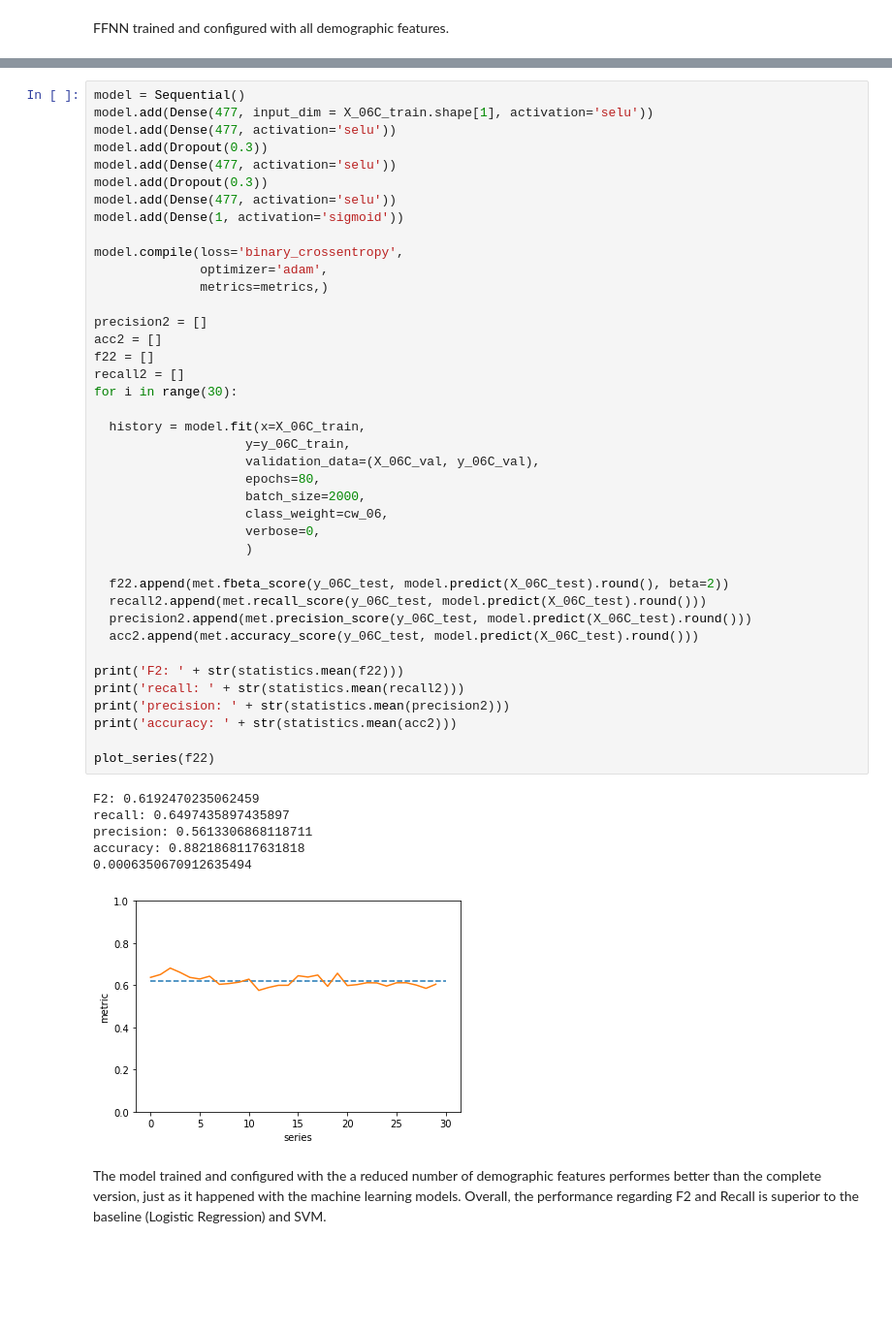
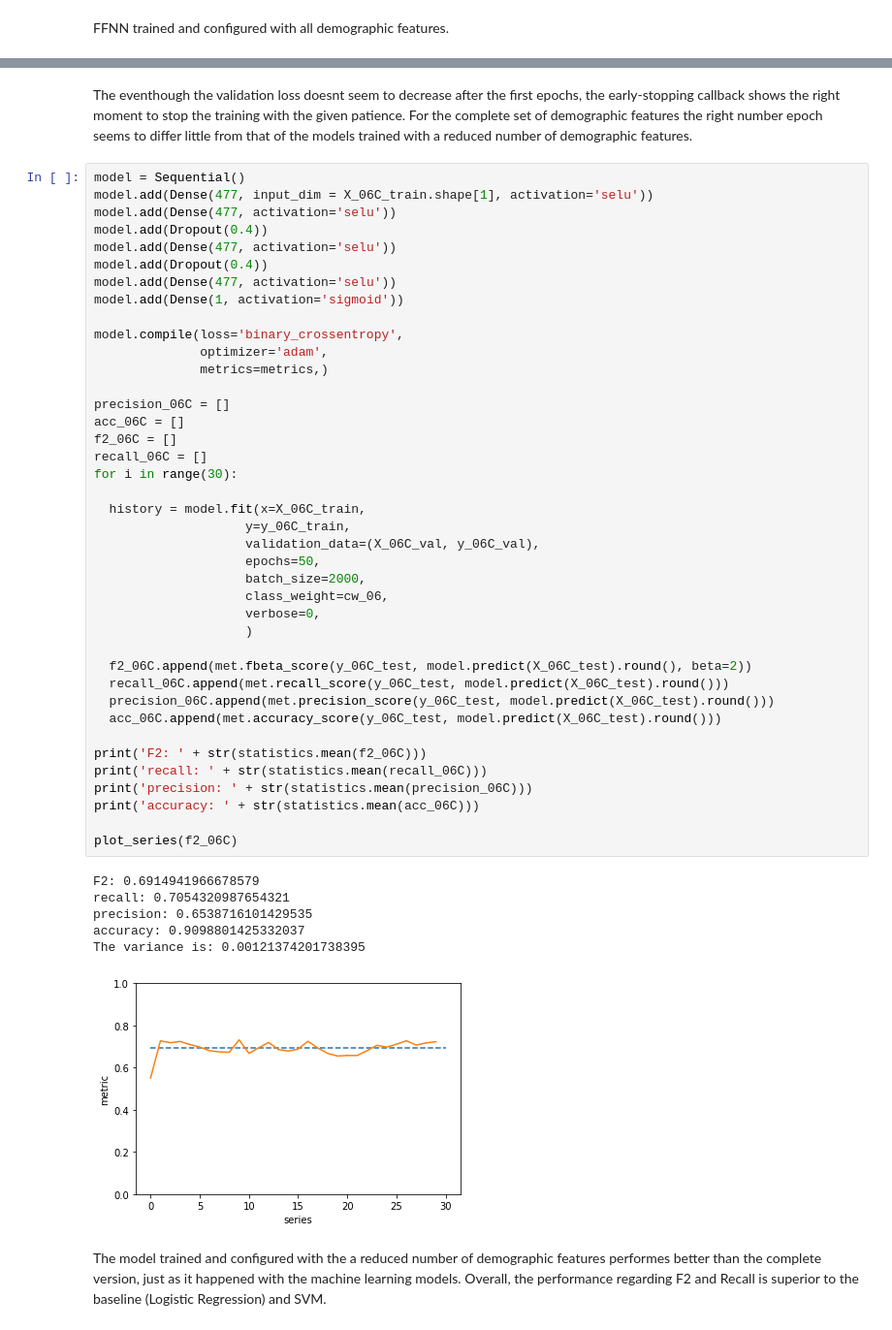
Before and after one commit to mrosasraya/Gentrification, a Jupyter notebook: Deep_Learning_Models.ipynb, the cells around one changed output, grey strips where cells are left out. Shown at 97% size. Cells and saved outputs as stored; diff of their text form; blank space fills up the shorter version.

```diff
--- a/Deep_Learning_Models.ipynb
+++ b/Deep_Learning_Models.ipynb
@@ -287,50 +303,52 @@ Accuracy of NN is
+# %% [markdown]
+The eventhough the validation loss doesnt seem to decrease after the first epochs, the early-stopping callback shows the right moment to stop the training with the given patience. For the complete set of demographic features the right number epoch seems to differ little from  that of the models trained with a reduced number of demographic features.
 # %%
 model = Sequential()
 model.add(Dense(477, input_dim = X_06C_train.shape[1], activation='selu'))
 model.add(Dense(477, activation='selu'))
-model.add(Dropout(0.3))
+model.add(Dropout(0.4))
 model.add(Dense(477, activation='selu'))
-model.add(Dropout(0.3))
+model.add(Dropout(0.4))
 model.add(Dense(477, activation='selu'))
 model.add(Dense(1, activation='sigmoid'))
 
 model.compile(loss='binary_crossentropy',
               optimizer='adam',
               metrics=metrics,)
 
-precision2 = []
-acc2 = []
-f22 = []
-recall2 = []
+precision_06C = []
+acc_06C = []
+f2_06C = []
+recall_06C = []
 for i in range(30):
 
   history = model.fit(x=X_06C_train,
                     y=y_06C_train,
                     validation_data=(X_06C_val, y_06C_val),
-                    epochs=80,
+                    epochs=50,
                     batch_size=2000,
                     class_weight=cw_06,
                     verbose=0,
                     )
 
-  f22.append(met.fbeta_score(y_06C_test, model.predict(X_06C_test).round(), beta=2))
-  recall2.append(met.recall_score(y_06C_test, model.predict(X_06C_test).round()))
-  precision2.append(met.precision_score(y_06C_test, model.predict(X_06C_test).round()))
-  acc2.append(met.accuracy_score(y_06C_test, model.predict(X_06C_test).round()))
+  f2_06C.append(met.fbeta_score(y_06C_test, model.predict(X_06C_test).round(), beta=2))
+  recall_06C.append(met.recall_score(y_06C_test, model.predict(X_06C_test).round()))
+  precision_06C.append(met.precision_score(y_06C_test, model.predict(X_06C_test).round()))
+  acc_06C.append(met.accuracy_score(y_06C_test, model.predict(X_06C_test).round()))
 
-print('F2: ' + str(statistics.mean(f22)))
-print('recall: ' + str(statistics.mean(recall2)))
-print('precision: ' + str(statistics.mean(precision2)))
-print('accuracy: ' + str(statistics.mean(acc2)))
+print('F2: ' + str(statistics.mean(f2_06C)))
+print('recall: ' + str(statistics.mean(recall_06C)))
+print('precision: ' + str(statistics.mean(precision_06C)))
+print('accuracy: ' + str(statistics.mean(acc_06C)))
 
-plot_series(f22)
+plot_series(f2_06C)
 # %% [output]
-F2: 0.6192470235062459
-recall: 0.6497435897435897
-precision: 0.5613306868118711
-accuracy: 0.8821868117631818
-0.0006350670912635494
+F2: 0.6914941966678579
+recall: 0.7054320987654321
+precision: 0.6538716101429535
+accuracy: 0.9098801425332037
+The variance is: 0.00121374201738395
-[figure, old version]
+[figure, new version]
 # %% [markdown]
 The model trained and configured with the a reduced number of demographic features performes better than the complete version, just as it happened with the machine learning models. Overall, the performance regarding F2 and Recall is superior to the baseline (Logistic Regression) and SVM.
 # %% [markdown]
```
Also changed, not shown: parts of 12 cells of this notebook, 1 other file.
